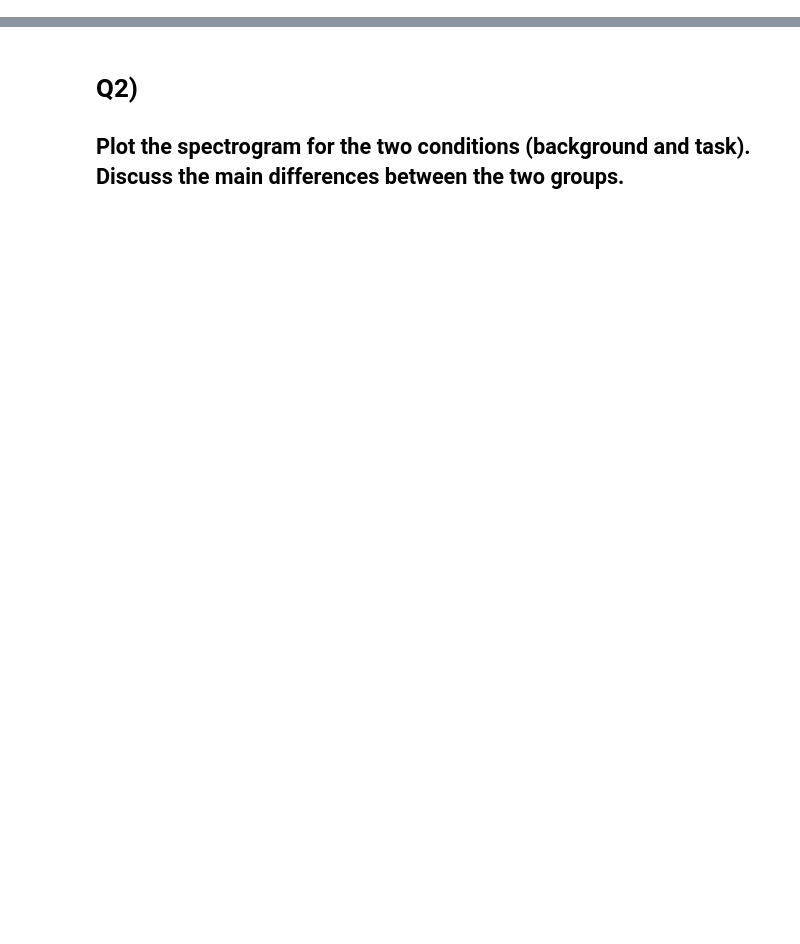
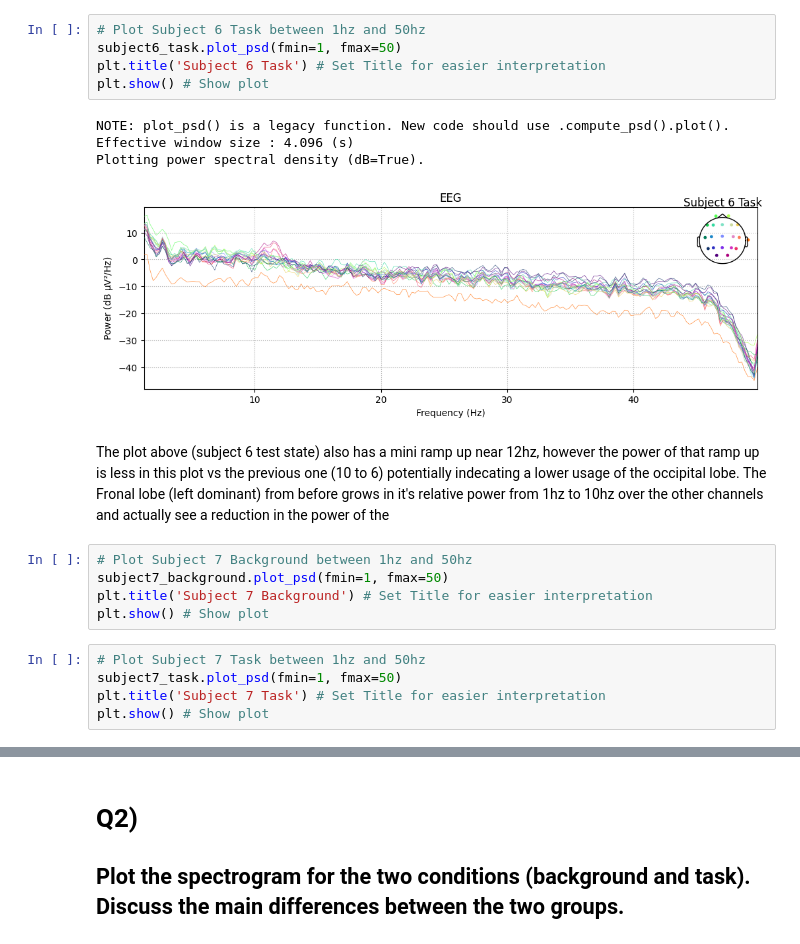
Before and after one commit to XixWISExiX/Neural-Data-Science, a Jupyter notebook: HW2/NeuralDataScienceHW2.ipynb, the cells around one changed output, grey strips where cells are left out. Saved outputs shown, nothing was run; the diff lists cells and outputs as text; blank space fills up the shorter version.

```diff
--- a/HW2/NeuralDataScienceHW2.ipynb
+++ b/HW2/NeuralDataScienceHW2.ipynb
@@ -102,0 +87,22 @@ Plotting power spectral density (dB=True).
+# %%
+# Plot Subject 6 Task between 1hz and 50hz
+subject6_task.plot_psd(fmin=1, fmax=50)
+plt.title('Subject 6 Task') # Set Title for easier interpretation
+plt.show() # Show plot
+# %% [output]
+NOTE: plot_psd() is a legacy function. New code should use .compute_psd().plot().
+Effective window size : 4.096 (s)
+Plotting power spectral density (dB=True).
+[figure, added]
+# %% [markdown]
+The plot above (subject 6 test state) also has a mini ramp up near 12hz, however the power of that ramp up is less in this plot vs the previous one (10 to 6) potentially indecating a lower usage of the occipital lobe. The Fronal lobe (left dominant) from before grows in it's relative power from 1hz to 10hz over the other channels and actually see a reduction in the power of the
+# %%
+# Plot Subject 7 Background between 1hz and 50hz
+subject7_background.plot_psd(fmin=1, fmax=50)
+plt.title('Subject 7 Background') # Set Title for easier interpretation
+plt.show() # Show plot
+# %%
+# Plot Subject 7 Task between 1hz and 50hz
+subject7_task.plot_psd(fmin=1, fmax=50)
+plt.title('Subject 7 Task') # Set Title for easier interpretation
+plt.show() # Show plot
```
Also changed, not shown: parts of 9 cells of this notebook, 2 other files.
